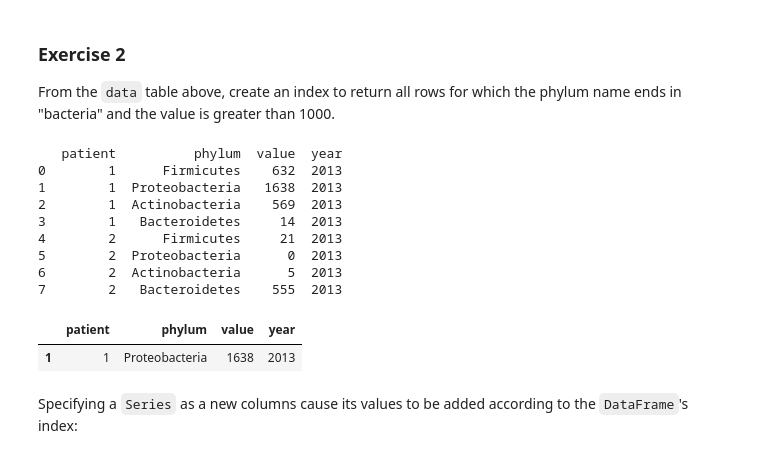
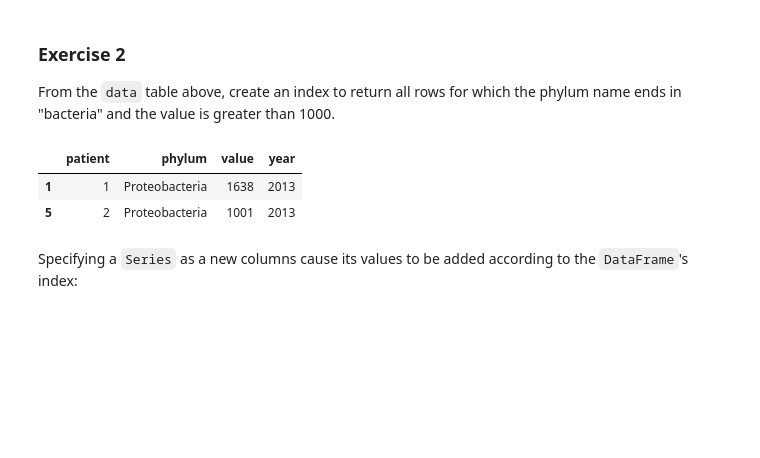
Before and after one commit to cipri-tom/Homework, a Jupyter notebook: 01 - Pandas and Data Wrangling/Intro to Pandas.ipynb, the cells around one changed output. Saved outputs shown, nothing was run; the diff lists cells and outputs as text; code cells hidden in the pictures; blank space fills up the shorter version.

```diff
--- a/01 - Pandas and Data Wrangling/Intro to Pandas.ipynb
+++ b/01 - Pandas and Data Wrangling/Intro to Pandas.ipynb
@@ -421,20 +421,16 @@ data.treatment
 
 From the `data` table above, create an index to return all rows for which the phylum name ends in "bacteria" and the value is greater than 1000.
 # %%
-print(data)
-data[(data.value > 1000) & [name.endswith('bacteria') for name in data.phylum]]
+# restore interesting value (>1000)
+data.set_value(5, 'value', 1001)
+# create the index
+many_bacteria_index = (data.value > 1000) & [name.endswith('bacteria') for name in data.phylum]
+# select based on index
+data[many_bacteria_index]
 # %% [output]
-   patient          phylum  value  year
-0        1      Firmicutes    632  2013
-1        1  Proteobacteria   1638  2013
-2        1  Actinobacteria    569  2013
-3        1   Bacteroidetes     14  2013
-4        2      Firmicutes     21  2013
-5        2  Proteobacteria      0  2013
-6        2  Actinobacteria      5  2013
-7        2   Bacteroidetes    555  2013
 |  | patient | phylum | value | year |
 | 1 | 1 | Proteobacteria | 1638 | 2013 |
+| 5 | 2 | Proteobacteria | 1001 | 2013 |
 # %% [markdown]
 Specifying a `Series` as a new columns cause its values to be added according to the `DataFrame`'s index:
 # %%
```
Also changed, not shown: parts of 20 cells of this notebook.
